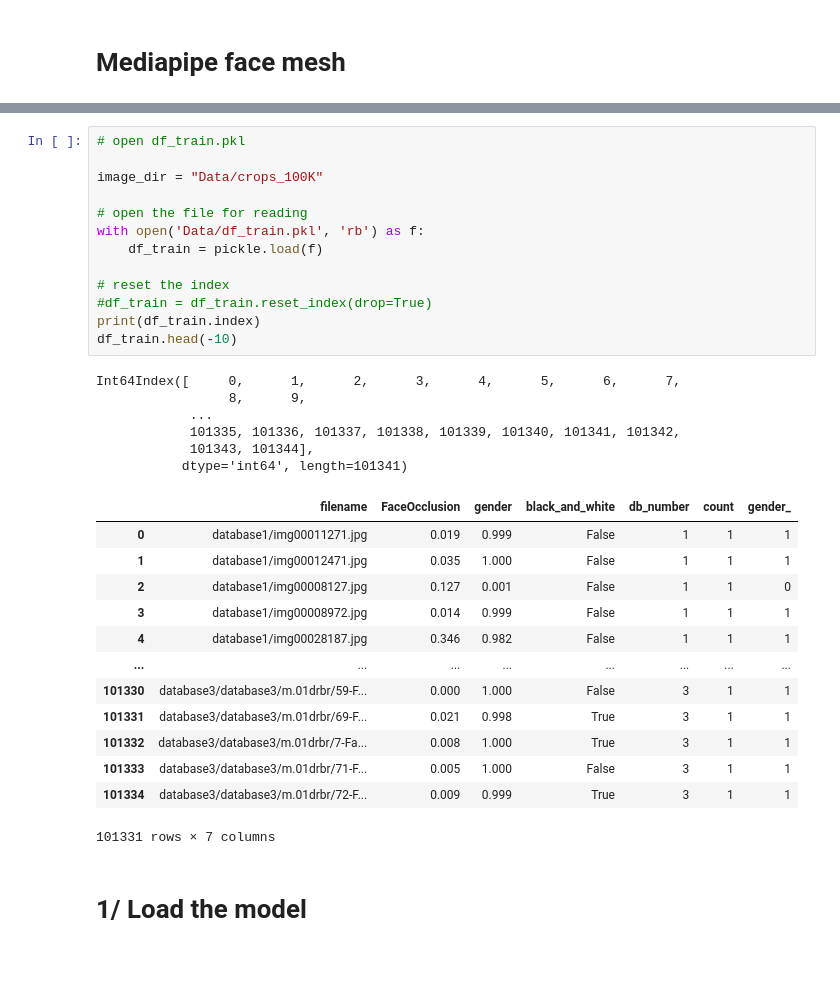
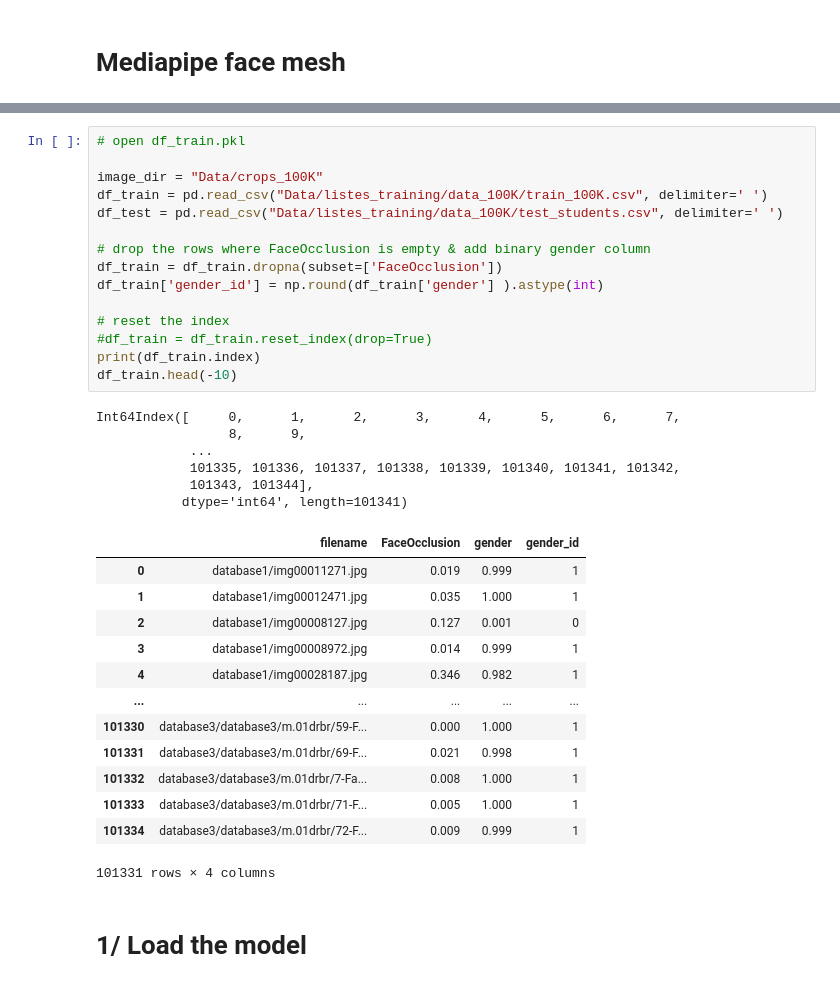
Before and after one commit to Mita-Data/Data_challenge_2.0, a Jupyter notebook: anaele_mediapipe_face_mesh.ipynb, the cells around one changed output, grey strips where cells are left out. Drawn from its saved outputs; the diff is of its cells as text.

```diff
--- a/anaele_mediapipe_face_mesh.ipynb
+++ b/anaele_mediapipe_face_mesh.ipynb
@@ -162,36 +191,38 @@ def show_mask(image, meshed_image, mask, masked_image ):
 # %%
 # open df_train.pkl
 
 image_dir = "Data/crops_100K"
+df_train = pd.read_csv("Data/listes_training/data_100K/train_100K.csv", delimiter=' ')
+df_test = pd.read_csv("Data/listes_training/data_100K/test_students.csv", delimiter=' ')
 
-# open the file for reading
-with open('Data/df_train.pkl', 'rb') as f:
-    df_train = pickle.load(f)
+# drop the rows where FaceOcclusion is empty & add binary gender column
+df_train = df_train.dropna(subset=['FaceOcclusion'])
+df_train['gender_id'] = np.round(df_train['gender'] ).astype(int)
 
 # reset the index
 #df_train = df_train.reset_index(drop=True)
 print(df_train.index)
 df_train.head(-10)
 # %% [output]
 Int64Index([     0,      1,      2,      3,      4,      5,      6,      7,
                  8,      9,
             ...
             101335, 101336, 101337, 101338, 101339, 101340, 101341, 101342,
             101343, 101344],
            dtype='int64', length=101341)
-|  | filename | FaceOcclusion | gender | black_and_white | db_number | count | gender_ |
-| 0 | database1/img00011271.jpg | 0.019 | 0.999 | False | 1 | 1 | 1 |
-| 1 | database1/img00012471.jpg | 0.035 | 1.000 | False | 1 | 1 | 1 |
-| 2 | database1/img00008127.jpg | 0.127 | 0.001 | False | 1 | 1 | 0 |
-| 3 | database1/img00008972.jpg | 0.014 | 0.999 | False | 1 | 1 | 1 |
-| 4 | database1/img00028187.jpg | 0.346 | 0.982 | False | 1 | 1 | 1 |
-| ... | ... | ... | ... | ... | ... | ... | ... |
-| 101330 | database3/database3/m.01drbr/59-F... | 0.000 | 1.000 | False | 3 | 1 | 1 |
-| 101331 | database3/database3/m.01drbr/69-F... | 0.021 | 0.998 | True | 3 | 1 | 1 |
-| 101332 | database3/database3/m.01drbr/7-Fa... | 0.008 | 1.000 | True | 3 | 1 | 1 |
-| 101333 | database3/database3/m.01drbr/71-F... | 0.005 | 1.000 | False | 3 | 1 | 1 |
-| 101334 | database3/database3/m.01drbr/72-F... | 0.009 | 0.999 | True | 3 | 1 | 1 |
+|  | filename | FaceOcclusion | gender | gender_id |
+| 0 | database1/img00011271.jpg | 0.019 | 0.999 | 1 |
+| 1 | database1/img00012471.jpg | 0.035 | 1.000 | 1 |
+| 2 | database1/img00008127.jpg | 0.127 | 0.001 | 0 |
+| 3 | database1/img00008972.jpg | 0.014 | 0.999 | 1 |
+| 4 | database1/img00028187.jpg | 0.346 | 0.982 | 1 |
+| ... | ... | ... | ... | ... |
+| 101330 | database3/database3/m.01drbr/59-F... | 0.000 | 1.000 | 1 |
+| 101331 | database3/database3/m.01drbr/69-F... | 0.021 | 0.998 | 1 |
+| 101332 | database3/database3/m.01drbr/7-Fa... | 0.008 | 1.000 | 1 |
+| 101333 | database3/database3/m.01drbr/71-F... | 0.005 | 1.000 | 1 |
+| 101334 | database3/database3/m.01drbr/72-F... | 0.009 | 0.999 | 1 |
-101331 rows × 7 columns
+101331 rows × 4 columns
 # %% [markdown]
 # 1/ Load the model
 # %%
```
Also changed, not shown: parts of 37 cells of this notebook, 2 other files.
